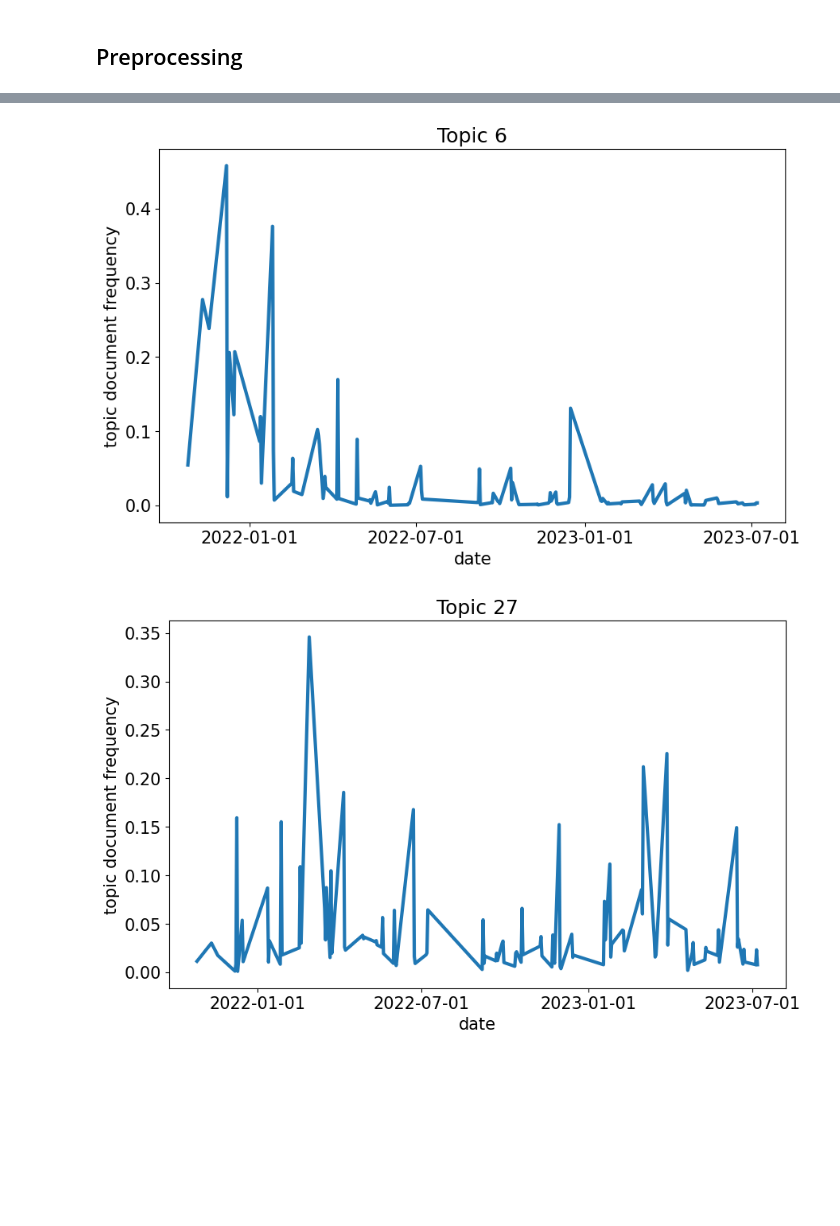
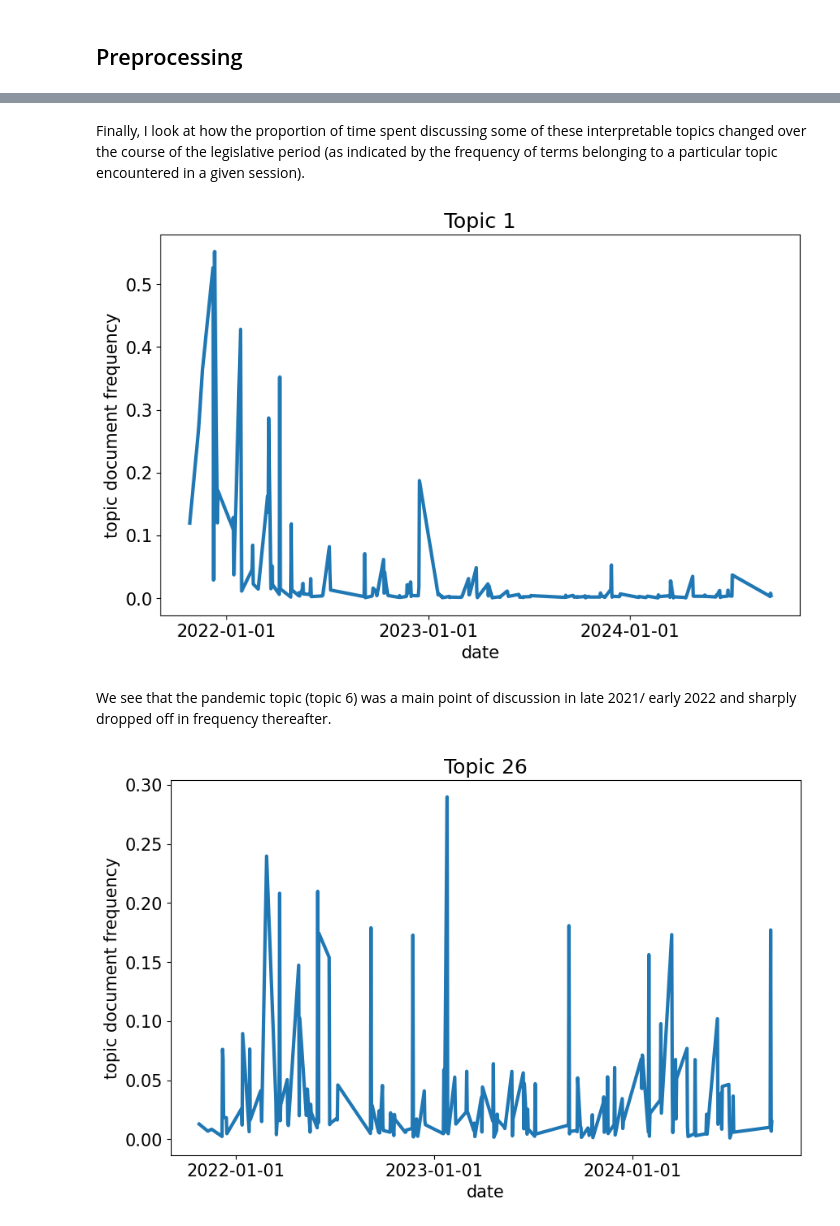
Before and after one commit to AlexSkowron/Bundestag_topics, a Jupyter notebook: BT_topics_project.ipynb, the cells around one changed output, grey strips where cells are left out. Drawn from its saved outputs; the diff is of its cells as text; code cells hidden in the pictures; blank space fills up the shorter version.

```diff
--- a/BT_topics_project.ipynb
+++ b/BT_topics_project.ipynb
@@ -350,3 +321,4 @@ plt.show()
 # %%
-tfidf_ranking[52000][0]
+tfidf_cutoff = tfidf_ranking[52000][0]
+tfidf_cutoff
 # %% [output]
@@ -373,5 +351,5 @@ def rank_remove(ranking, docs, min_cutoff_score=-np.inf, max_cutoff_score=np.inf
     return docs_clean
 
 # update documents
-lemmas_clean = rank_remove(tfidf_ranking, lemmas, min_cutoff_score=tfidf_ranking[52000][0])
+lemmas_clean = rank_remove(tfidf_ranking, lemmas, min_cutoff_score=tfidf_cutoff)
 # %%
@@ -440,16 +412 @@ GridSearchCV(lda_model, parameters, cv=20, verbose=1,
-# %%
-# not applied
-T = np.arange(10,100,10)
-
-for it in T:
-  lda_model[it] = lda.LDA(n_topics=T[it],         # Number of topics
-                    alpha=50/T[it],         # Dirichlet parameter for distribution over topics
-                    eta=200/vocab_size,          # Dirichlet parameter for distribution over words
-                    n_iter=5000,                 # Number of sampling iterations
-                    random_state=92              # The generator used for the initial topics
-                    )
-
-  lda_model[it].fit(dt_matrix_stems)
-
-  # plot
 # %%
@@ -580,26 +565,30 @@ for i, ax in enumerate(axes.flatten(), 15):
+# %% [markdown]
+Finally, I look at how the proportion of time spent discussing some of these interpretable topics changed over the course of the legislative period (as indicated by the frequency of terms belonging to a particular topic encountered in a given session).
 # %%
 BT_protocols['datum']=pd.to_datetime(BT_protocols['datum'])
 
-tickdates=pd.to_datetime(["2022-01-01", "2022-07-01", "2023-01-01", "2023-07-01"])
+tickdates=pd.to_datetime(["2022-01-01", "2023-01-01", "2024-01-01"])
 
 plt.figure(figsize=(10,6))
-plt.plot(BT_protocols['datum'],lda_model.doc_topic_[:,6])
+plt.plot(BT_protocols['datum'],lda_model.doc_topic_[:,1])
 plt.xticks(tickdates)
-plt.title('Topic 6')
+plt.title('Topic 1')
 plt.ylabel("topic document frequency")
 plt.xlabel("date")
 
 plt.show()
 # %% [output]
-[figure, old version]
+[figure, new version]
+# %% [markdown]
+We see that the pandemic topic (topic 6) was a main point of discussion in late 2021/ early 2022 and sharply dropped off in frequency thereafter.
 # %%
 plt.figure(figsize=(10,6))
-plt.plot(BT_protocols['datum'],lda_model.doc_topic_[:,27])
+plt.plot(BT_protocols['datum'],lda_model.doc_topic_[:,26])
 plt.xticks(tickdates)
-plt.title('Topic 27')
+plt.title('Topic 26')
 plt.ylabel("topic document frequency")
 plt.xlabel("date")
 
 plt.show()
 # %% [output]
-[figure, old version]
+[figure, new version]
```
Also changed, not shown: parts of 52 cells of this notebook, 1 other file.
